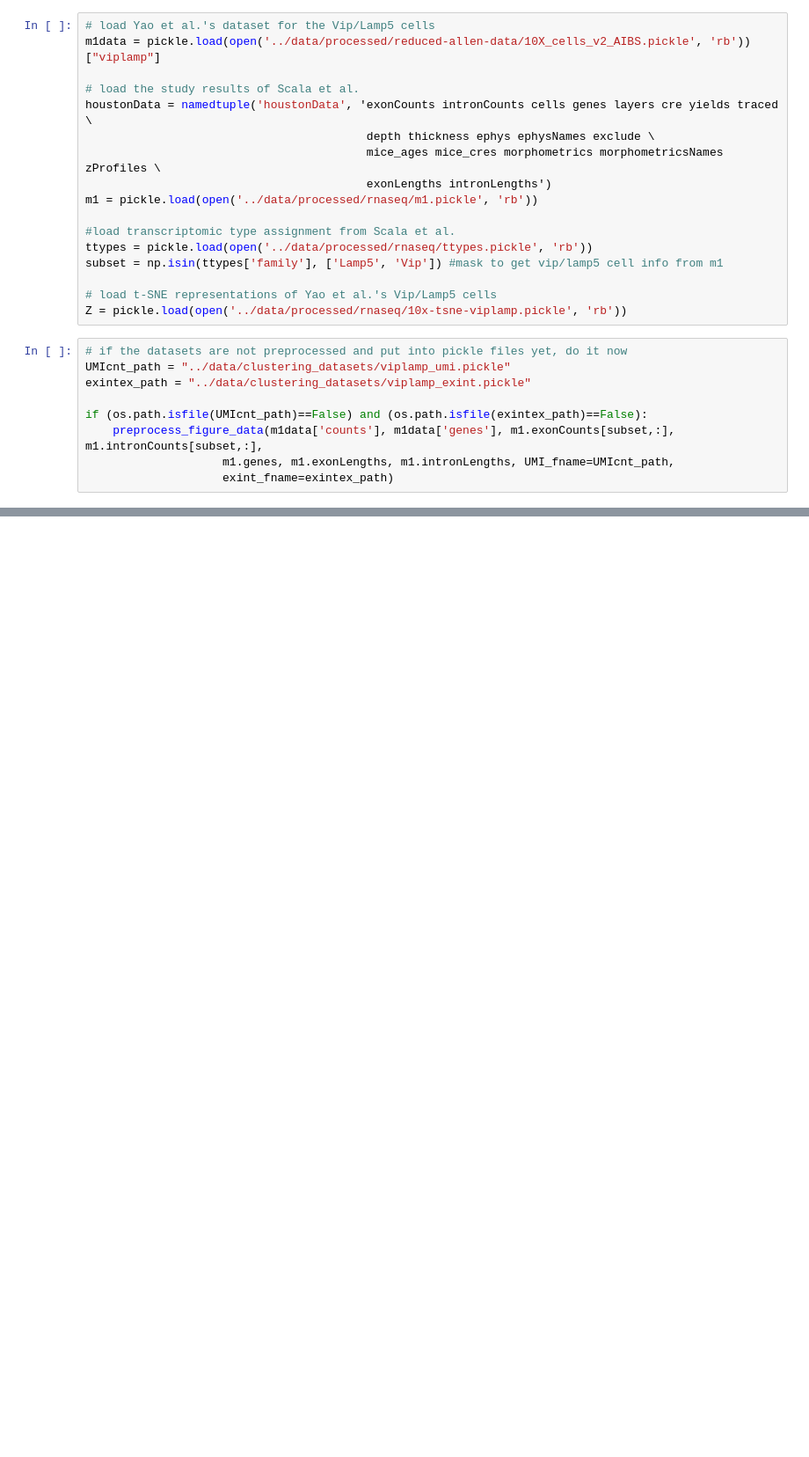
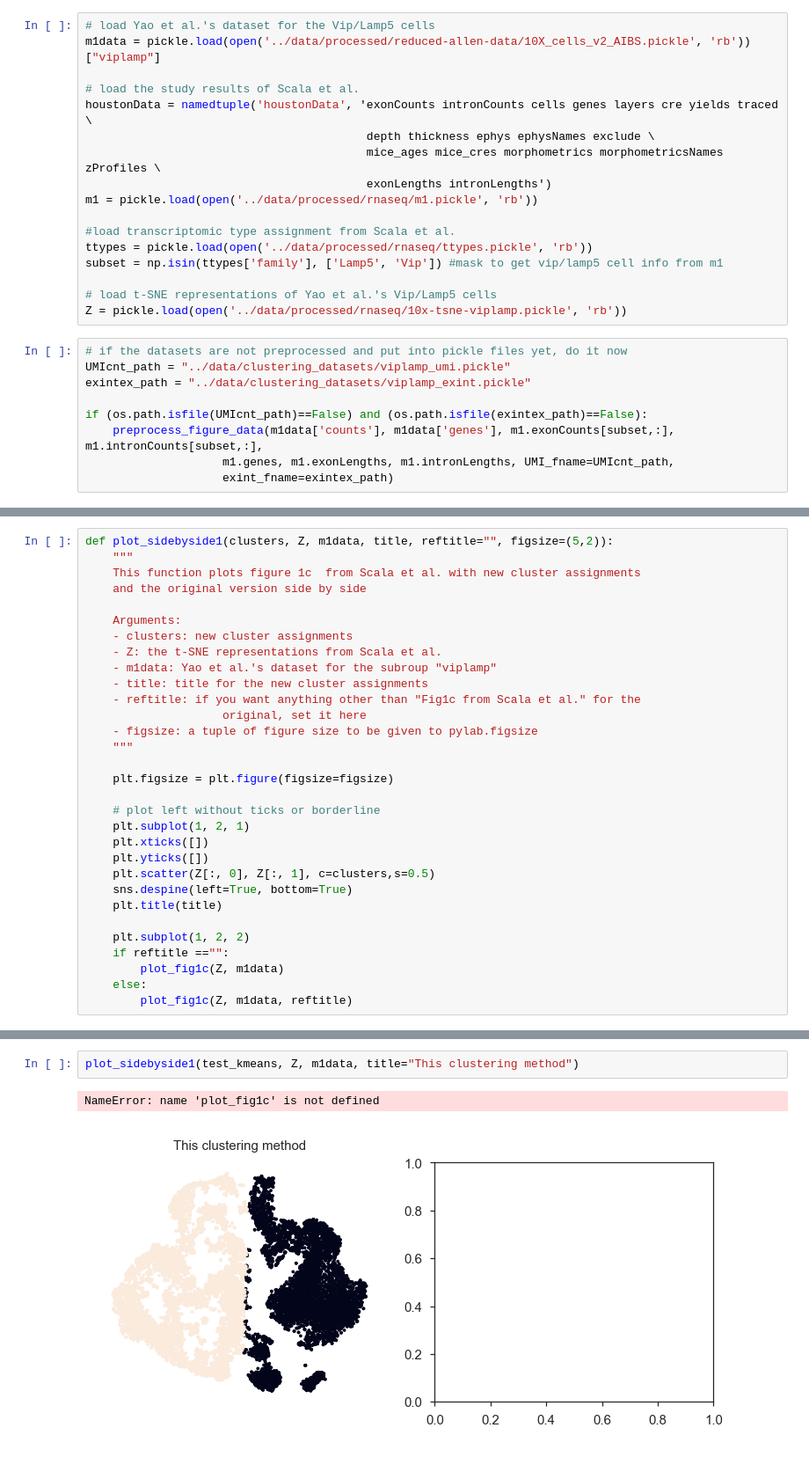
Before and after one commit to RyokoNod/Clustering_Neurons, a Jupyter notebook: code/scikit_kmeans.ipynb, the cells around one changed output, grey strips where cells are left out. Shown at 88% size. Saved outputs shown, nothing was run; the diff lists cells and outputs as text; blank space fills up the shorter version.

```diff
--- a/code/scikit_kmeans.ipynb
+++ b/code/scikit_kmeans.ipynb
@@ -40,0 +47,31 @@ if (os.path.isfile(UMIcnt_path)==False) and (os.path.isfile(exintex_path)==False
+# %%
+def plot_sidebyside1(clusters, Z, m1data, title, reftitle="", figsize=(5,2)):
+    """
+    This function plots figure 1c  from Scala et al. with new cluster assignments
+    and the original version side by side
+
+    Arguments:
+    - clusters: new cluster assignments
+    - Z: the t-SNE representations from Scala et al.
+    - m1data: Yao et al.'s dataset for the subroup "viplamp"
+    - title: title for the new cluster assignments
+    - reftitle: if you want anything other than "Fig1c from Scala et al." for the
+                    original, set it here
+    - figsize: a tuple of figure size to be given to pylab.figsize
+    """
+
+    plt.figsize = plt.figure(figsize=figsize)
+
+    # plot left without ticks or borderline
+    plt.subplot(1, 2, 1)
+    plt.xticks([])
+    plt.yticks([])
+    plt.scatter(Z[:, 0], Z[:, 1], c=clusters,s=0.5)
+    sns.despine(left=True, bottom=True)
+    plt.title(title)
+
+    plt.subplot(1, 2, 2)
+    if reftitle =="":
+        plot_fig1c(Z, m1data)
+    else:
+        plot_fig1c(Z, m1data, reftitle)
@@ -40,0 +94,5 @@ if (os.path.isfile(UMIcnt_path)==False) and (os.path.isfile(exintex_path)==False
+# %%
+plot_sidebyside1(test_kmeans, Z, m1data, title="This clustering method")
+# %% [output]
+NameError: name 'plot_fig1c' is not defined
+[figure, added]
```
Also changed, not shown: parts of 5 cells of this notebook, 1 other file.
